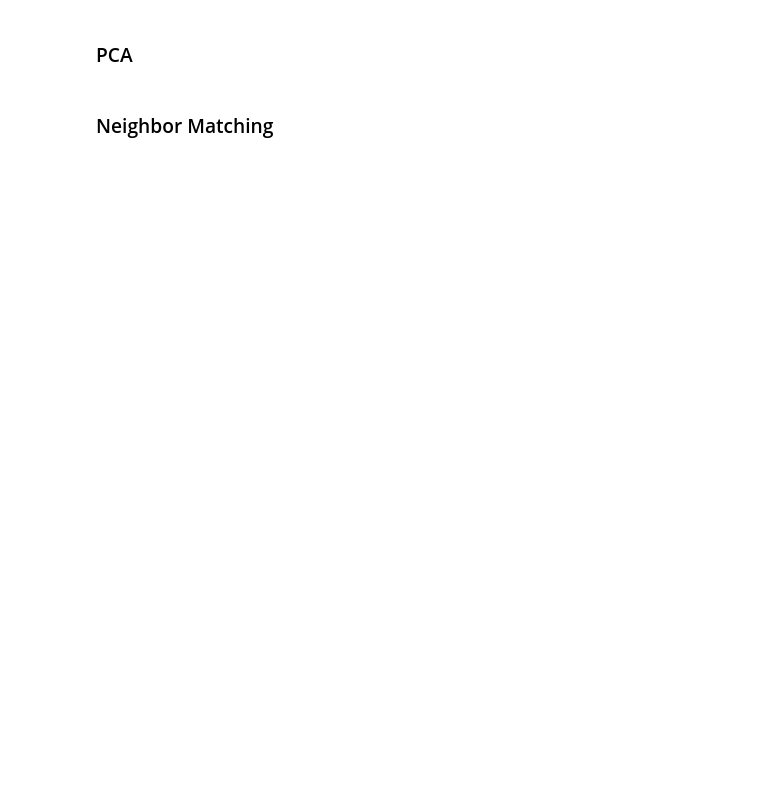
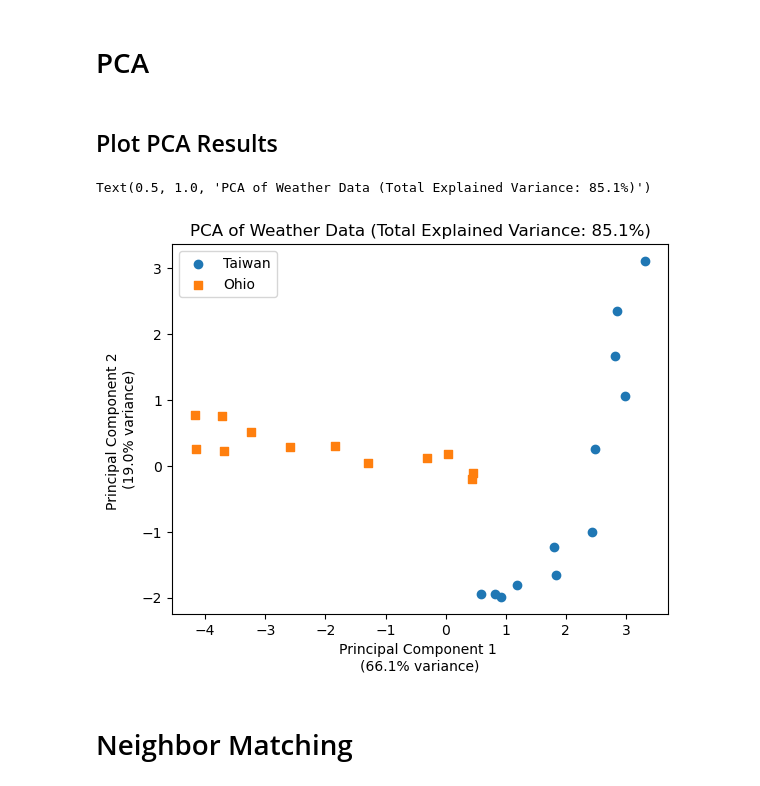
Before and after one commit to mrbond-25/TW_vs_OH_weather, a Jupyter notebook: main.ipynb, the cells around one changed output. Cells and saved outputs as stored; diff of their text form; code cells hidden in the pictures; blank space fills up the shorter version.

Commit message:
Added plots, distances, matches

```diff
--- a/main.ipynb
+++ b/main.ipynb
@@ -14,7 +16,7 @@ cols_to_scale = [col for col in df.columns if col not in ['Month', 'Month_Num',
 #scale data
 df[cols_to_scale] = StandardScaler().fit_transform(df[cols_to_scale])
 # %% [markdown]
-### PCA
+# PCA
 # %%
 #run PCA
 pca = PCA(n_components=2)
@@ -25,5 +27,18 @@ df["PC2"] = principle_components[:,1]
 #calculate explained variance
 explained_variances = pca.explained_variance_ratio_
 total_explained = np.sum(explained_variances)
+# %% [markdown]
+## Plot PCA Results
+# %%
+#plot results on scatterplot
+plt.scatter(df[df["Location"]=="TW"]["PC1"], df[df["Location"]=="TW"]["PC2"], marker = "o",label='Taiwan')
+plt.scatter(df[df["Location"]=="OH"]["PC1"], df[df["Location"]=="OH"]["PC2"], marker = "s", label='Ohio')
+plt.legend()
+plt.xlabel(f'Principal Component 1 \n({explained_variances[0]*100:.1f}% variance)')
+plt.ylabel(f'Principal Component 2 \n({explained_variances[1]*100:.1f}% variance)')
+plt.title(f'PCA of Weather Data (Total Explained Variance: {total_explained*100:.1f}%)')
+# %% [output]
+Text(0.5, 1.0, 'PCA of Weather Data (Total Explained Variance: 85.1%)')
+[figure, added]
 # %% [markdown]
-### Neighbor Matching
+# Neighbor Matching
```
Also changed, not shown: parts of 5 cells of this notebook.
